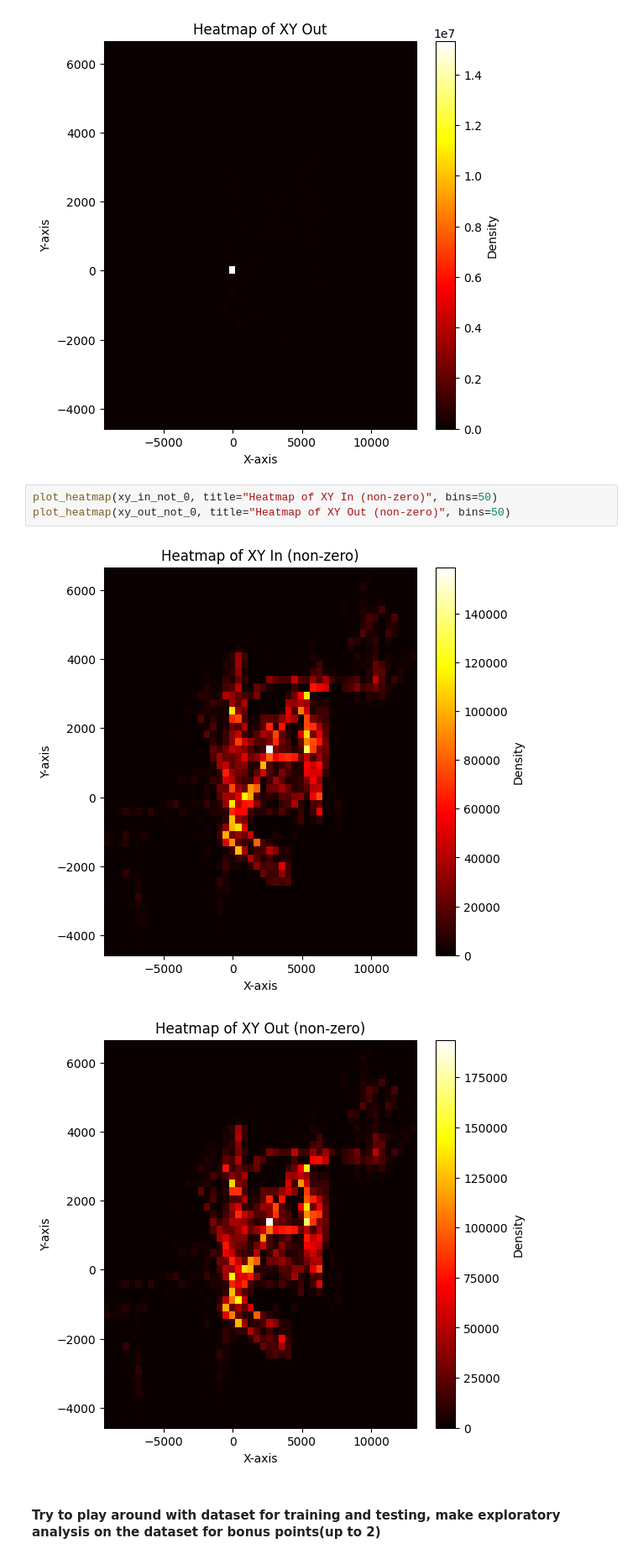
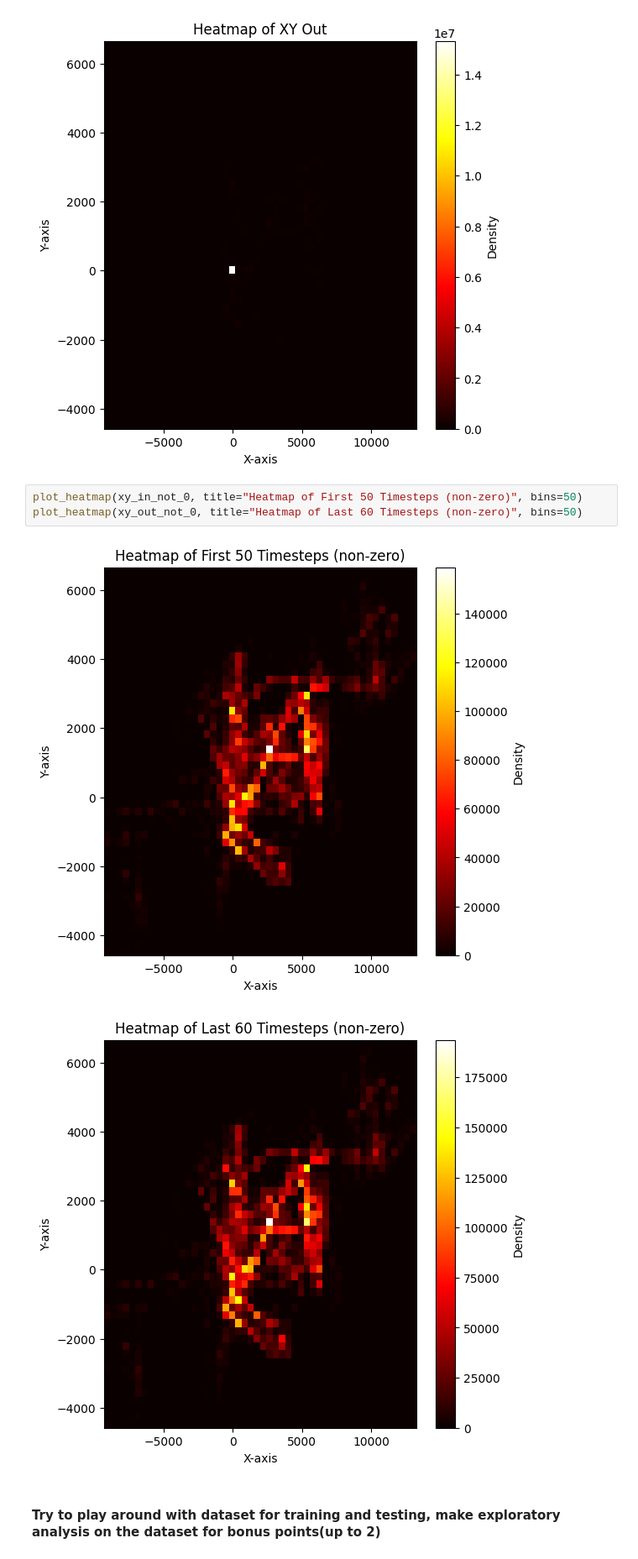
Before and after one commit to jakenorbie12/251B-Project, a Jupyter notebook: Project_Milestone/CSE 251B Project Milestone Starter Code.ipynb, the cells around one changed output. Shown at 84% size. Saved outputs shown, nothing was run; the diff lists cells and outputs as text.

```diff
--- a/Project_Milestone/CSE 251B Project Milestone Starter Code.ipynb
+++ b/Project_Milestone/CSE 251B Project Milestone Starter Code.ipynb
@@ -73,10 +73,10 @@ plot_heatmap(xy_out, title='Heatmap of XY Out', bins=50)
 [figure]
 [figure]
 # %%
-plot_heatmap(xy_in_not_0, title="Heatmap of XY In (non-zero)", bins=50)
-plot_heatmap(xy_out_not_0, title="Heatmap of XY Out (non-zero)", bins=50)
+plot_heatmap(xy_in_not_0, title="Heatmap of First 50 Timesteps (non-zero)", bins=50)
+plot_heatmap(xy_out_not_0, title="Heatmap of Last 60 Timesteps (non-zero)", bins=50)
 # %% [output]
-[figure, old version]
+[figure, new version]
-[figure, old version]
+[figure, new version]
 # %% [markdown]
 #### Try to play around with dataset for training and testing, make exploratory analysis on the dataset for bonus points(up to 2)
```
Also changed, not shown: parts of 10 cells of this notebook, 1 other file.
